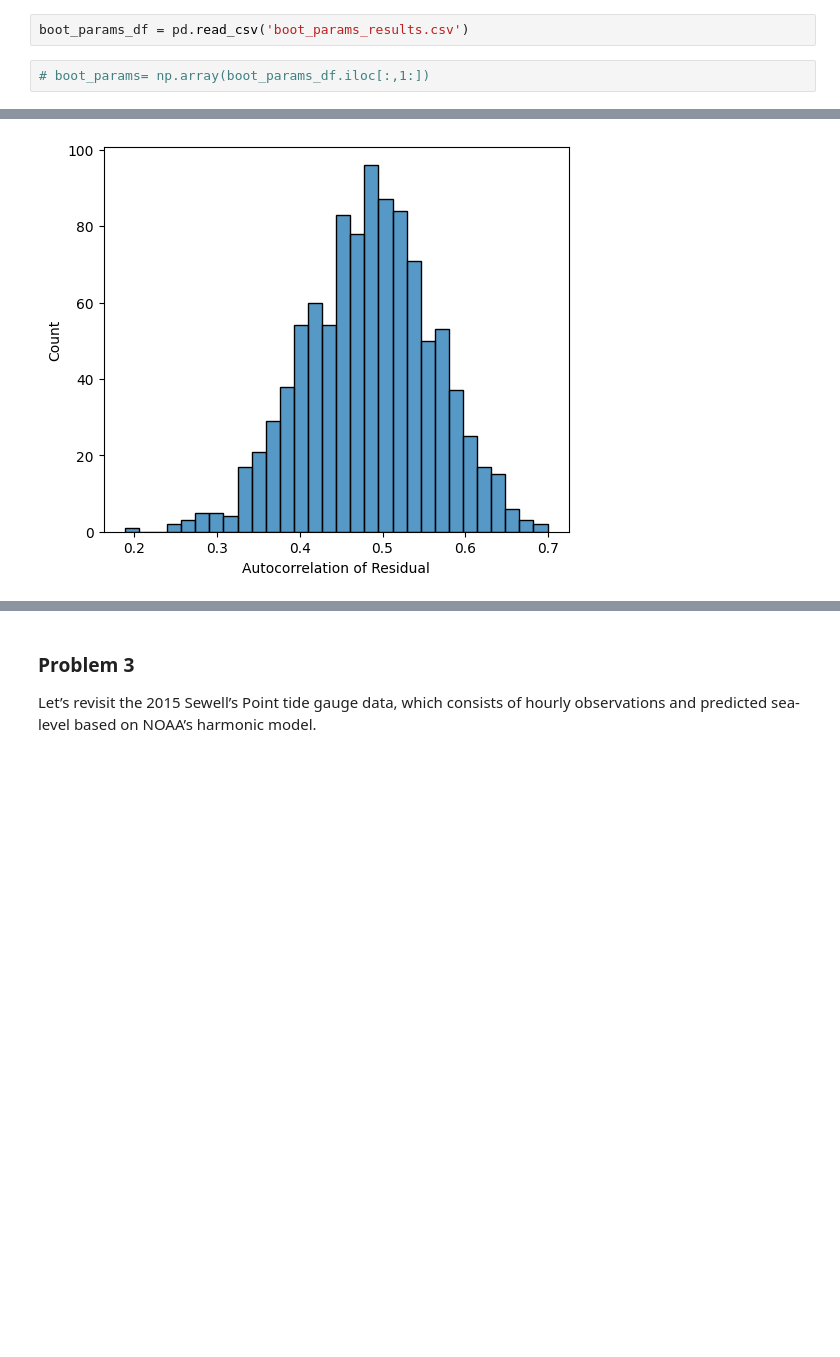
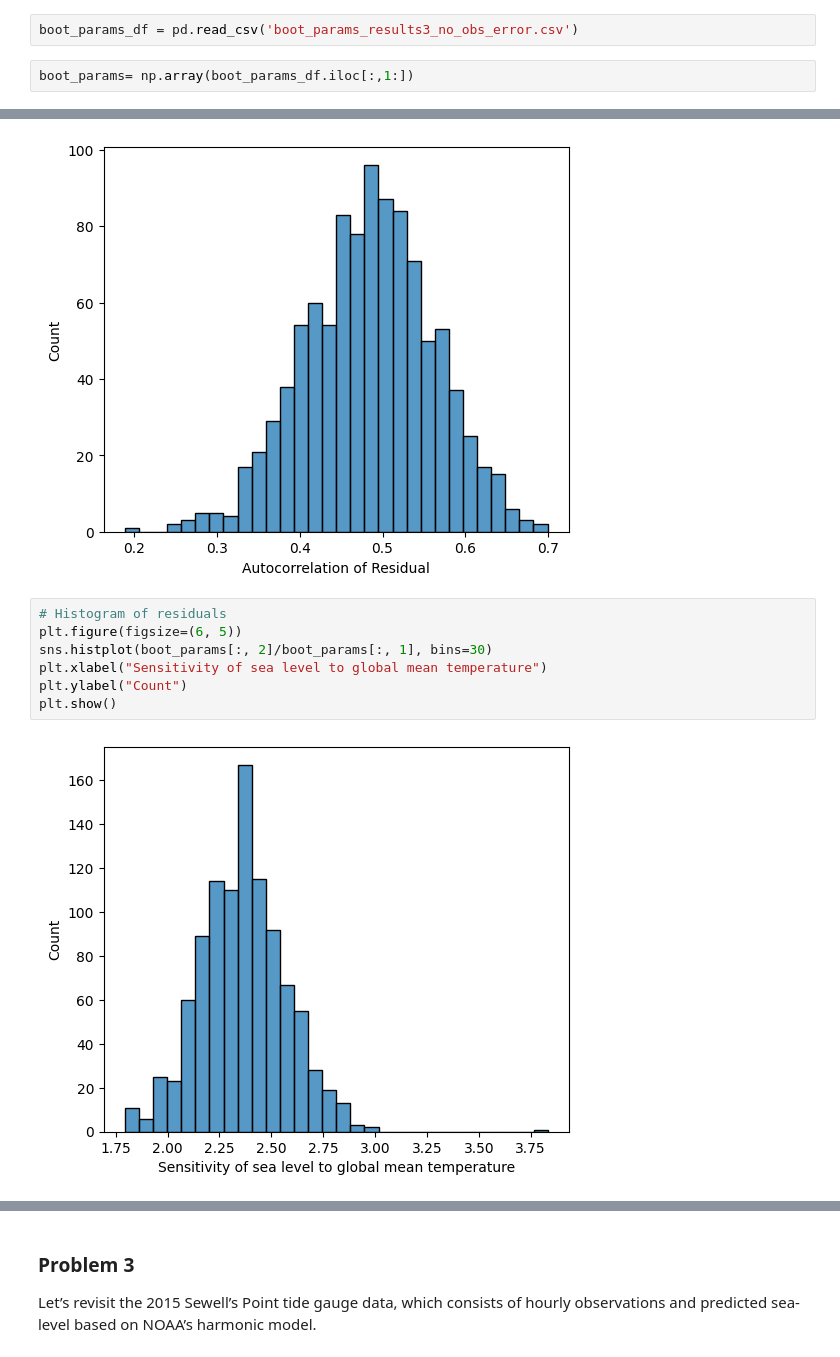
Before and after one commit to BEE4850-SP25/hw04-FenyaB, a Jupyter notebook: hw04.ipynb, the cells around one changed output, grey strips where cells are left out. Drawn from its saved outputs; the diff is of its cells as text; blank space fills up the shorter version.

```diff
--- a/hw04.ipynb
+++ b/hw04.ipynb
@@ -491,9 +404,9 @@ for iter in range(25,n):
 # %%
 # pd.DataFrame(boot_params).to_csv('boot_params_results3_no_obs_error.csv')
 # %%
-boot_params_df = pd.read_csv('boot_params_results.csv')
+boot_params_df = pd.read_csv('boot_params_results3_no_obs_error.csv')
 # %%
-# boot_params= np.array(boot_params_df.iloc[:,1:])
+boot_params= np.array(boot_params_df.iloc[:,1:])
 # %%
 # Histogram of residuals
 plt.figure(figsize=(6, 5))
@@ -550,3 +463,12 @@ plt.ylabel("Count")
 plt.show()
 # %% [output]
 [figure]
+# %%
+# Histogram of residuals
+plt.figure(figsize=(6, 5))
+sns.histplot(boot_params[:, 2]/boot_params[:, 1], bins=30)
+plt.xlabel("Sensitivity of sea level to global mean temperature")
+plt.ylabel("Count")
+plt.show()
+# %% [output]
+[figure, added]
```
Also changed, not shown: parts of 52 cells of this notebook.
